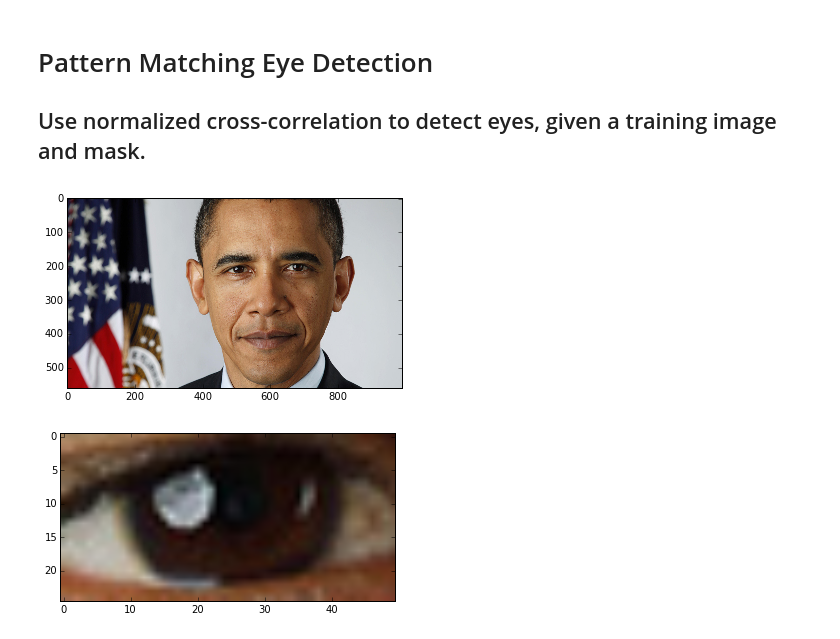
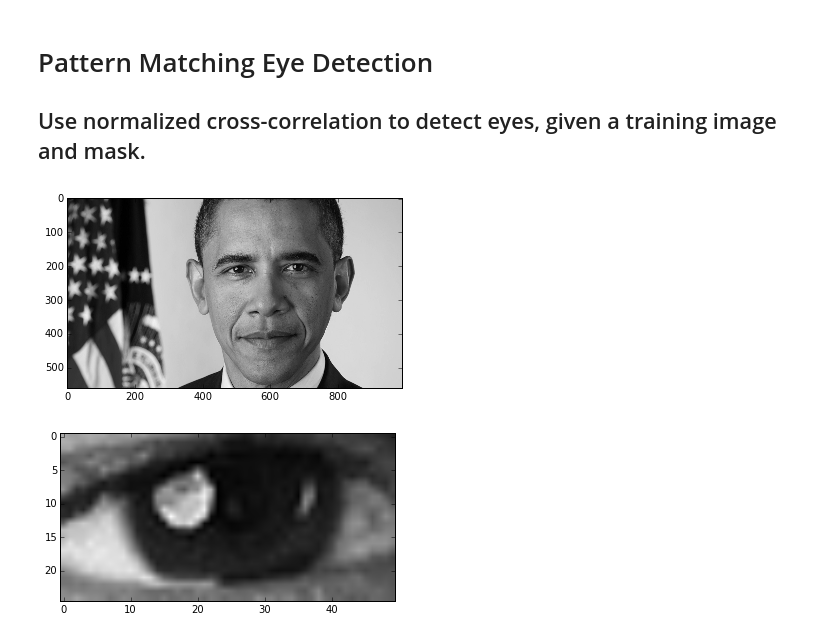
Before and after one commit to dfridovi/imagelib, a Jupyter notebook: eye_detection_nxcr.ipynb, the cells around one changed output. Saved outputs shown, nothing was run; the diff lists cells and outputs as text; code cells hidden in the pictures.

```diff
--- a/eye_detection_nxcr.ipynb
+++ b/eye_detection_nxcr.ipynb
@@ -9,11 +9,12 @@ import scipy as sp
 %matplotlib inline
 # %%
 img = bf.imread("obama.jpg")
+img = bf.rgb2gray(img)
 bf.imshow(img)
 # %% [output]
-[figure, old version]
+[figure, new version]
 # %%
 eye = img[200:225, 480:530]
 bf.imshow(eye)
 # %% [output]
-[figure, old version]
+[figure, new version]
```
Also changed, not shown: parts of 4 cells of this notebook.
